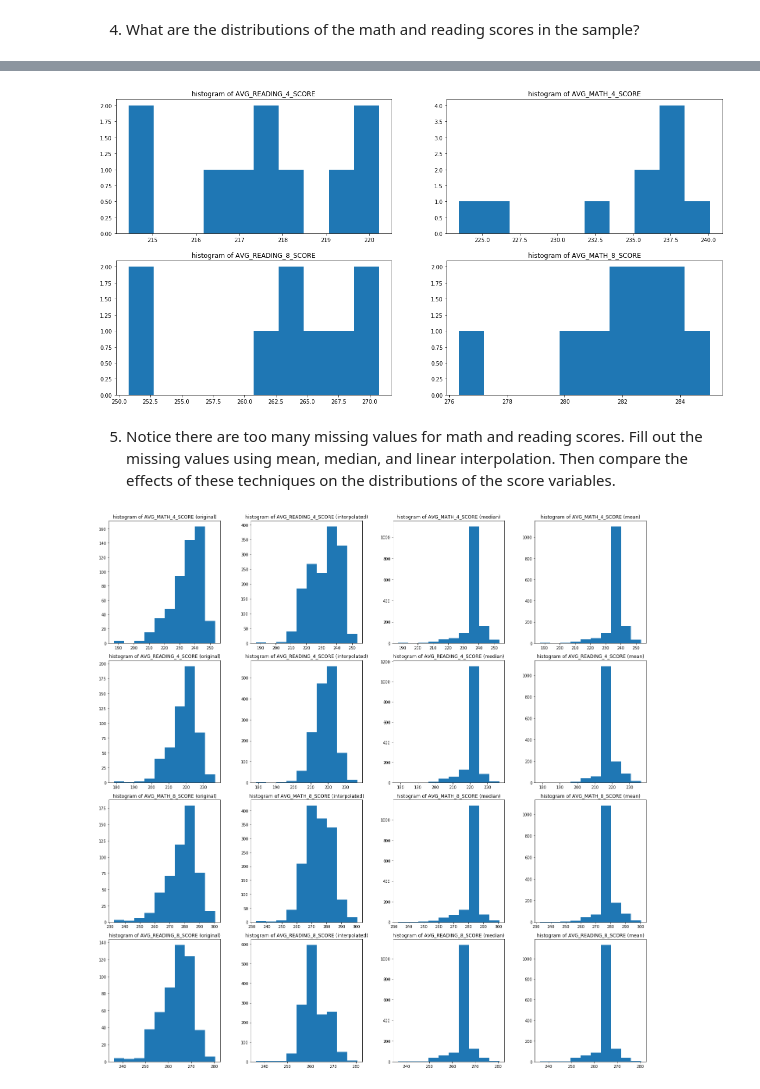
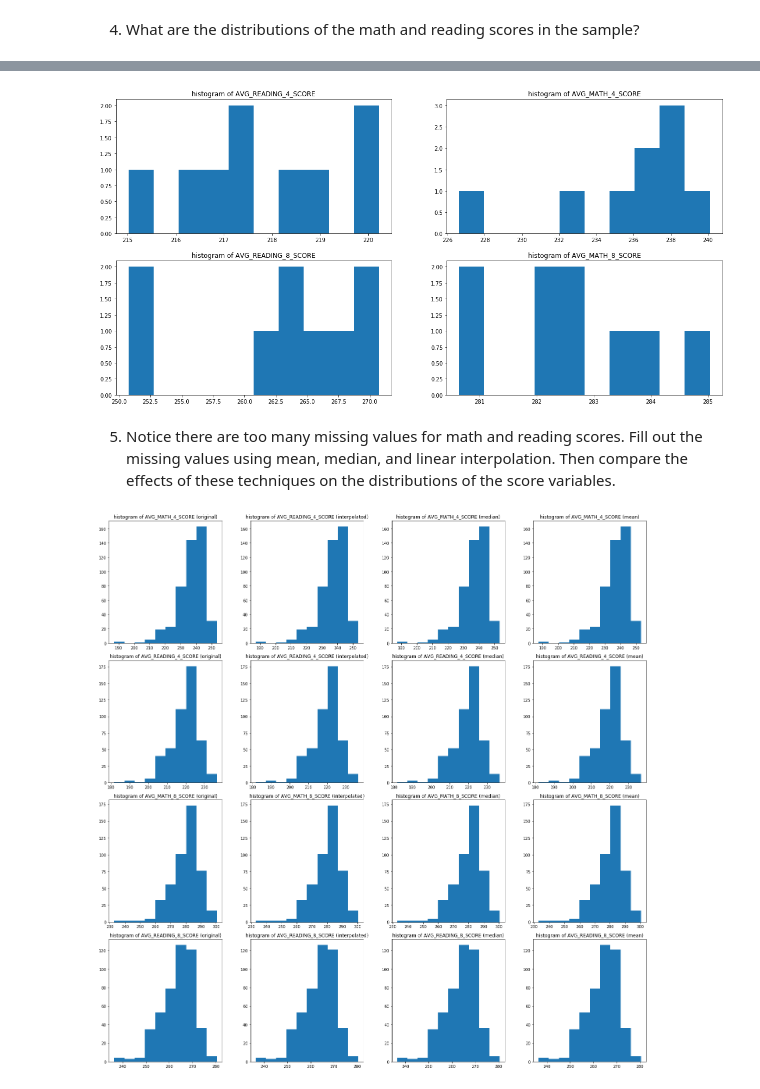
Before and after one commit to pfistermiyagi/Master, a Jupyter notebook: Module 17.5 - Data Exploration 1.ipynb, the cells around one changed output, grey strips where cells are left out. Cells and saved outputs as stored; diff of their text form; code cells hidden in the pictures.

```diff
--- a/Module 17.5 - Data Exploration 1.ipynb
+++ b/Module 17.5 - Data Exploration 1.ipynb
@@ -8,7 +6,7 @@ import matplotlib.pyplot as plt
 # %%
 df = pd.read_csv(r'C:\Users\AP\Desktop\states_all.csv')
 # %%
-# Fill nulls using interpolate because data is time series
+# fill nulls using interpolate because data is time series
 
 fill_list = ['ENROLL', 'TOTAL_REVENUE',
        'FEDERAL_REVENUE', 'STATE_REVENUE', 'LOCAL_REVENUE',
@@ -21,8 +19,8 @@ fill_list = ['ENROLL', 'TOTAL_REVENUE',
 for col in fill_list:
     df.loc[:, col].interpolate(inplace=True)
 
-# Drop nulls after interpolation
-# df.dropna(inplace=True)
+# drop nulls after interpolation
+df.dropna(inplace=True)
 # %%
 df.head(3)
 # %% [output]
@@ -134,5 +140,5 @@ plt.show()
 # %%
-# Oregon distributions
+# histogram oregon distributions
 
 plt.figure(figsize=(20,10))
 
@@ -153,11 +159,11 @@ plt.hist(df.loc[df.STATE == "OREGON", "AVG_MATH_8_SCORE"].dropna())
 plt.title("histogram of {}".format("AVG_MATH_8_SCORE"))
 plt.show()
 # %% [output]
-[figure, old version]
+[figure, new version]
 # %% [markdown]
 5. Notice there are too many missing values for math and reading scores. Fill out the missing values using mean, median, and linear interpolation. Then compare the effects of these techniques on the distributions of the score variables.
 # %%
-plt.figure(figsize=(20,20))
+# histogram scores drop, interpolate, fill
 
 plt.subplot(4,4,1)
 plt.hist(df.AVG_MATH_4_SCORE.dropna())
@@ -198,33 +204,32 @@ plt.title("histogram of {} (original)".format("AVG_MATH_8_SCORE"))
 
 plt.subplot(4,4,10)
 plt.hist(df.AVG_MATH_8_SCORE.interpolate())
 plt.title("histogram of {} (interpolated)".format("AVG_MATH_8_SCORE"))
 
 plt.subplot(4,4,11)
 plt.hist(df.AVG_MATH_8_SCORE.fillna(df.AVG_MATH_8_SCORE.median()))
 plt.title("histogram of {} (median)".format("AVG_MATH_8_SCORE"))
 
 plt.subplot(4,4,12)
 plt.hist(df.AVG_MATH_8_SCORE.fillna(df.AVG_MATH_8_SCORE.mean()))
 plt.title("histogram of {} (mean)".format("AVG_MATH_8_SCORE"))
 
 plt.subplot(4,4,13)
 plt.hist(df.AVG_READING_8_SCORE.dropna())
 plt.title("histogram of {} (original)".format("AVG_READING_8_SCORE"))
 
 plt.subplot(4,4,14)
 plt.hist(df.AVG_READING_8_SCORE.interpolate().dropna())
 plt.title("histogram of {} (interpolated)".format("AVG_READING_8_SCORE"))
 
 plt.subplot(4,4,15)
 plt.hist(df.AVG_READING_8_SCORE.fillna(df.AVG_READING_8_SCORE.median()))
 plt.title("histogram of {} (median)".format("AVG_READING_8_SCORE"))
 
 plt.subplot(4,4,16)
 plt.hist(df.AVG_READING_8_SCORE.fillna(df.AVG_READING_8_SCORE.mean()))
 plt.title("histogram of {} (mean)".format("AVG_READING_8_SCORE"))
 
-plt.tight_layout()
-plt.show()
+plt.tight_layout();
 # %% [output]
-[figure, old version]
+[figure, new version]
```
Also changed, not shown: parts of 9 cells of this notebook.
